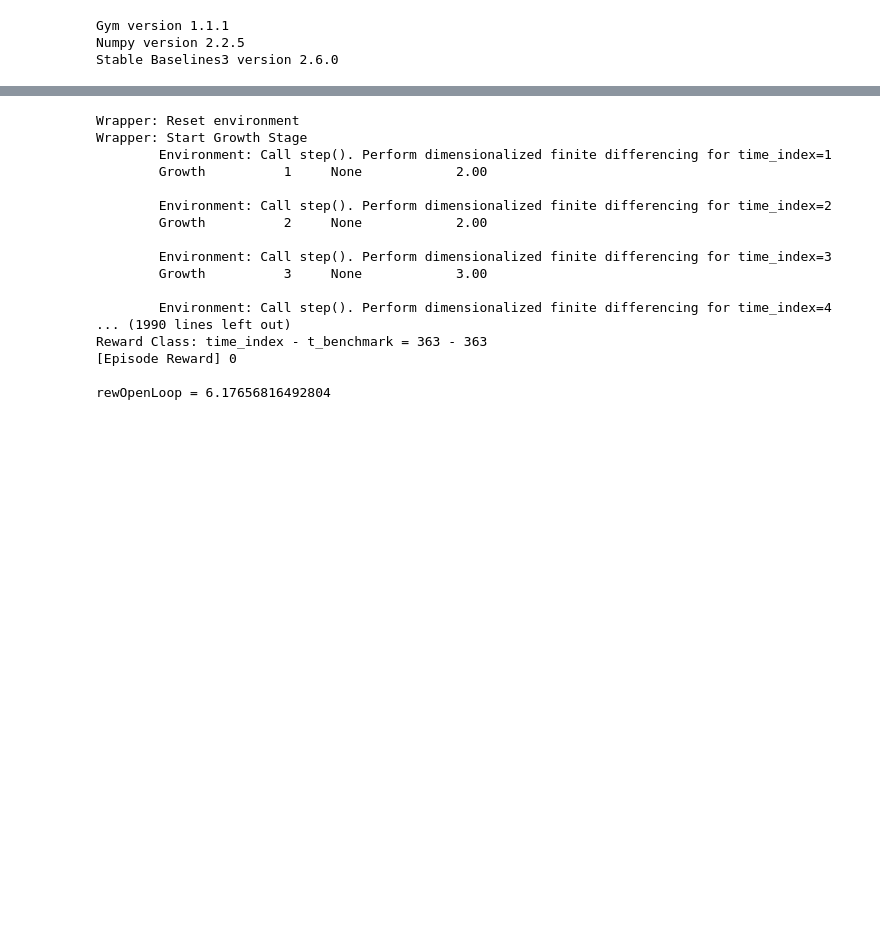
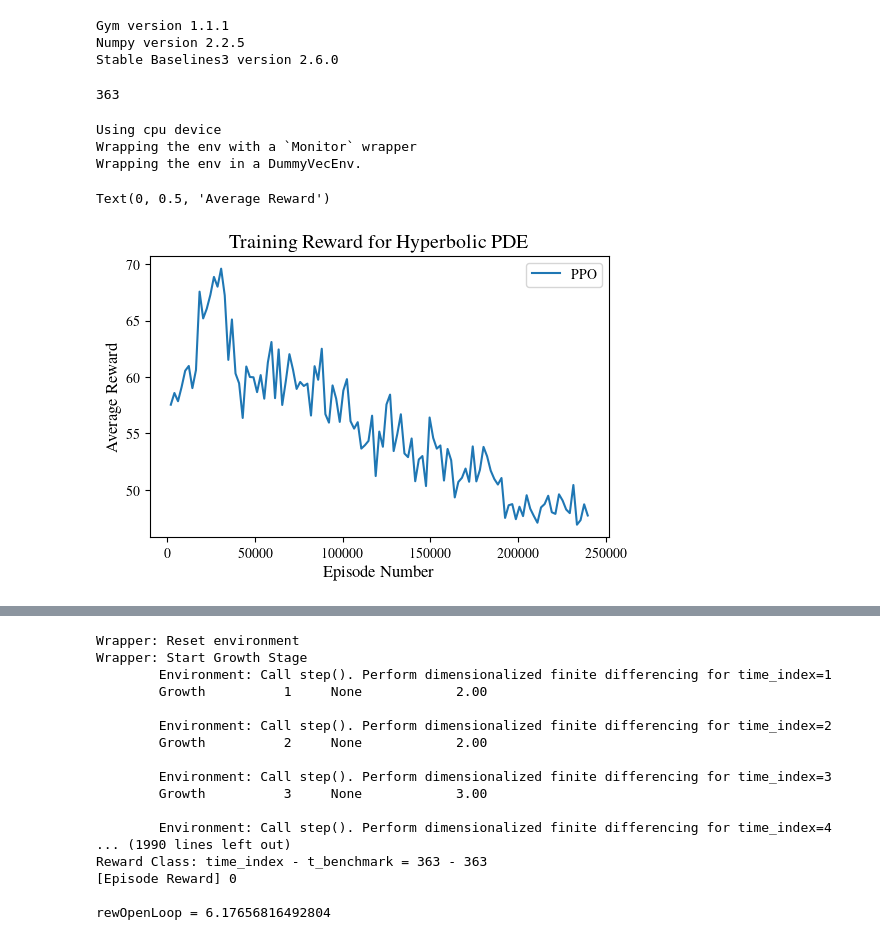
Before and after one commit to lukebhan/PDEControlGym, a Jupyter notebook: examples/BrainTumor1D/BrainTumor1DExample.ipynb, the cells around one changed output, grey strips where cells are left out. Drawn from its saved outputs; the diff is of its cells as text; code cells hidden in the pictures; blank space fills up the shorter version.

Commit message:
Added basic training loop

```diff
--- a/examples/BrainTumor1D/BrainTumor1DExample.ipynb
+++ b/examples/BrainTumor1D/BrainTumor1DExample.ipynb
@@ -51,6 +58,80 @@ Parameters = {
 
   "total_dosage": 61.2 # what the action controls the use of
 }
+# %%
+trainParameters = Parameters.copy()
+trainParameters["verbose"] = False
+env_train_base = gym.make("PDEControlGym-BrainTumor1D", **trainParameters)
+env_train_wrapped = TherapyWrapper(env_train_base, verbose=False)
+env_train_wrapped.benchmark()
+# %% [output]
+363
+# %%
+checkpoint_callback = CheckpointCallback(
+  save_freq=10000,
+  save_path="./logsPPO",
+  name_prefix="rl_model",
+  save_replay_buffer=True,
+  save_vecnormalize=True,
+)
+
+model = PPO("MlpPolicy", env_train_wrapped, verbose=1, tensorboard_log="./tb/")
+# Train for 500k timesteps
+# model.learn(total_timesteps=5e5, callback=checkpoint_callback)
+# %% [output]
+Using cpu device
+Wrapping the env with a `Monitor` wrapper
+Wrapping the env in a DummyVecEnv.
+# %%
+filenamesPPO = ["PPOData/PPO_1.csv"]
+
+timePPOArr = []
+rewardPPOArr = []
+for name in filenamesPPO:
+    times, rewards = load_csv(name)
+    timePPOArr.append(times)
+    rewardPPOArr.append(rewards)
+
+# takes max amount of timesteps all data has
+maxTimestep = np.inf
+for data in timePPOArr:
+    maxTimestep = min(maxTimestep, data[-1])
+
+# remove data after minTimestep
+maxDataSeqPPO = []
+for data in timePPOArr:
+    for i in range(len(data)):
+        if data[i] >= maxTimestep:
+            maxDataSeqPPO.append(i)
+            break
+
+# Get mean and std of each value at time step
+rewardArrCleanPPO = []
+for i, data in enumerate(rewardPPOArr):
+    rewardArrCleanPPO.append(data[:min(maxDataSeqPPO)])
+rewardArrPPO = np.array(rewardArrCleanPPO)
+meanArrPPO = rewardArrPPO.mean(axis=0)
+stdArrPPO = rewardArrPPO.std(axis=0)
+
+# Set size according to latex textwidth
+fig = plt.figure(figsize=set_size(432, 0.99, (1, 1), height_add=0))
+ax = fig.subplots(ncols=1)
+t = timePPOArr[0]
+x = t[:maxDataSeqPPO[0]]
+mean = meanArrPPO
+std = stdArrPPO
+# 95 confidence interval
+cis = (mean - 2*std, mean + 2*std)
+ax.plot(x, mean, label="PPO")
+ax.fill_between(x, cis[0], cis[1], alpha=0.2)
+
+plt.legend()
+plt.title("Training Reward for Hyperbolic PDE")
+plt.xlabel("Episode Number")
+plt.ylabel("Average Reward")
+# %% [output]
+Text(0, 0.5, 'Average Reward')
+[figure, added]
 # %%
 def runSingleEpisode(model, env, parameter):
     terminate = False
```
Also changed, not shown: parts of 14 cells of this notebook, 2 other files.
